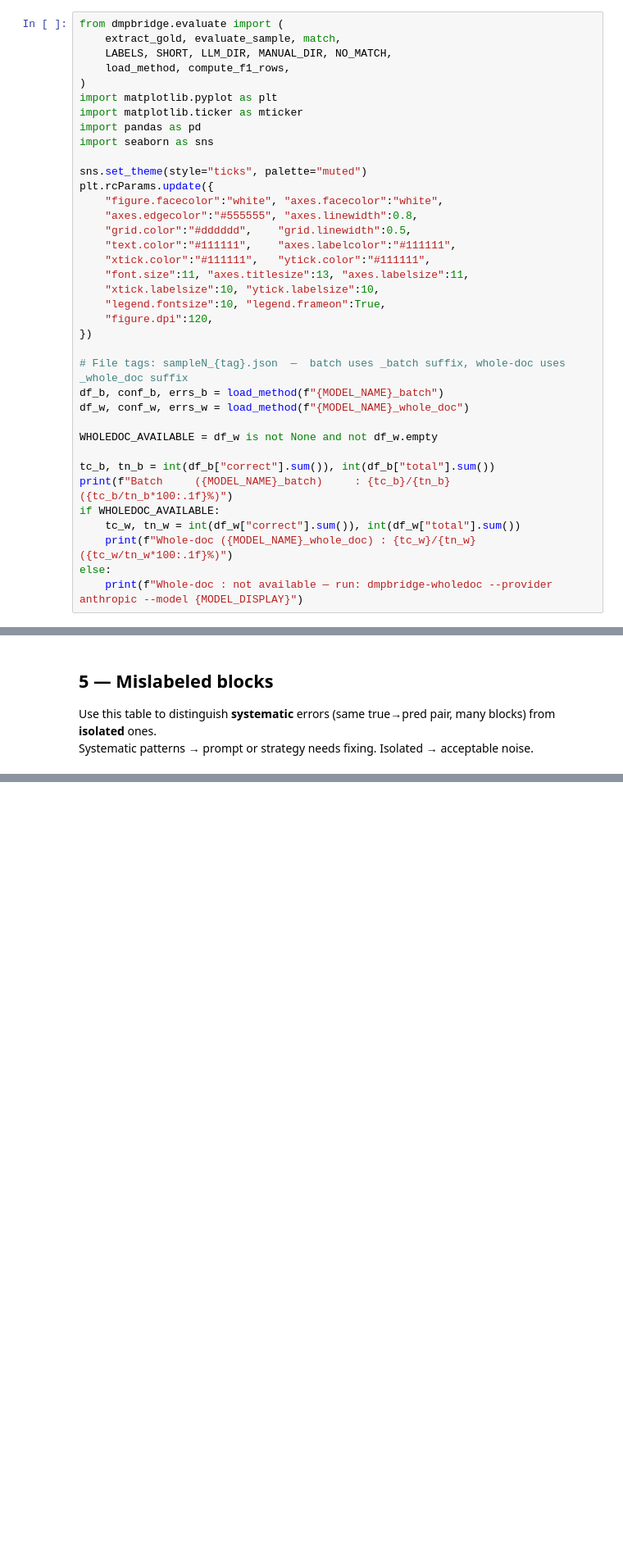
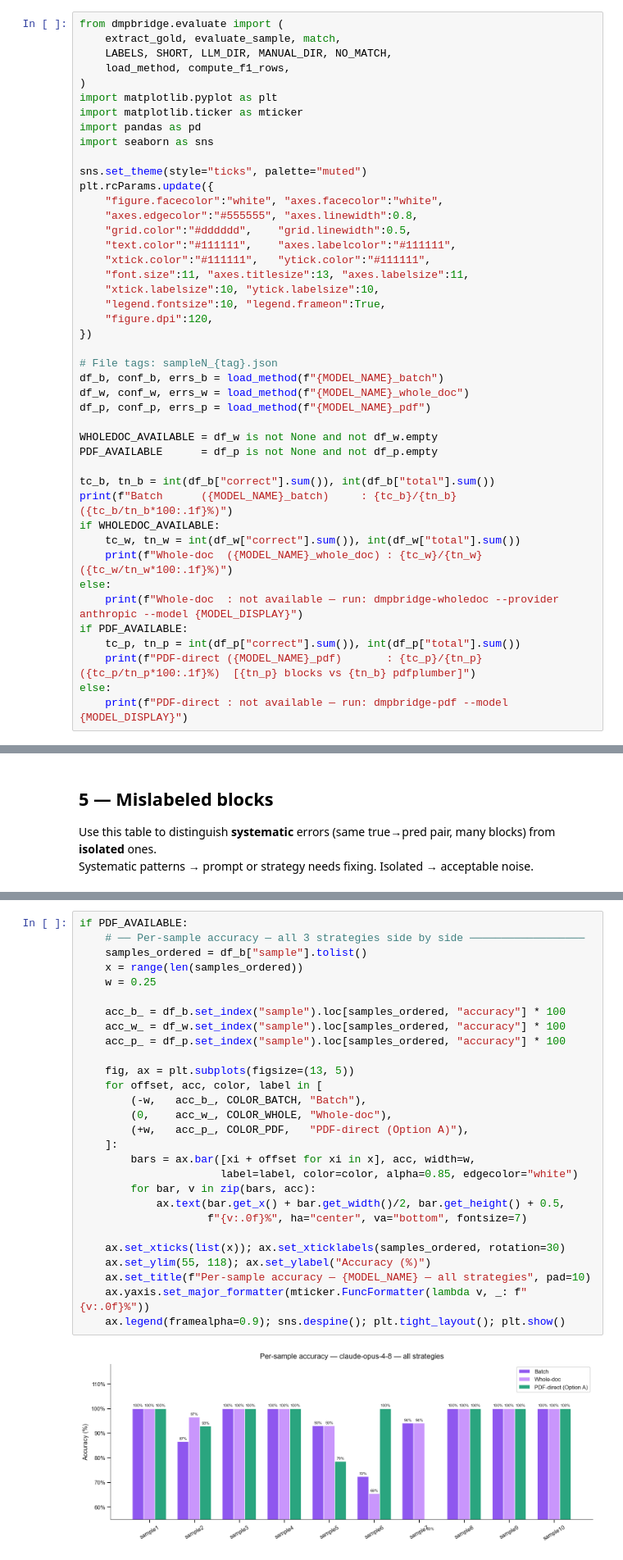
Before and after one commit to fairdataihub/dmpbridge, a Jupyter notebook: notebooks/eval/claude-opus-4-8.ipynb, the cells around one changed output, grey strips where cells are left out. Shown at 82% size. Saved outputs shown, nothing was run; the diff lists cells and outputs as text; blank space fills up the shorter version.

```diff
--- a/notebooks/eval/claude-opus-4-8.ipynb
+++ b/notebooks/eval/claude-opus-4-8.ipynb
@@ -53,16 +57,23 @@ plt.rcParams.update({
     "figure.dpi":120,
 })
 
-# File tags: sampleN_{tag}.json  —  batch uses _batch suffix, whole-doc uses _whole_doc suffix
+# File tags: sampleN_{tag}.json
 df_b, conf_b, errs_b = load_method(f"{MODEL_NAME}_batch")
 df_w, conf_w, errs_w = load_method(f"{MODEL_NAME}_whole_doc")
+df_p, conf_p, errs_p = load_method(f"{MODEL_NAME}_pdf")
 
 WHOLEDOC_AVAILABLE = df_w is not None and not df_w.empty
+PDF_AVAILABLE      = df_p is not None and not df_p.empty
 
 tc_b, tn_b = int(df_b["correct"].sum()), int(df_b["total"].sum())
-print(f"Batch     ({MODEL_NAME}_batch)     : {tc_b}/{tn_b} ({tc_b/tn_b*100:.1f}%)")
+print(f"Batch      ({MODEL_NAME}_batch)     : {tc_b}/{tn_b} ({tc_b/tn_b*100:.1f}%)")
 if WHOLEDOC_AVAILABLE:
     tc_w, tn_w = int(df_w["correct"].sum()), int(df_w["total"].sum())
-    print(f"Whole-doc ({MODEL_NAME}_whole_doc) : {tc_w}/{tn_w} ({tc_w/tn_w*100:.1f}%)")
+    print(f"Whole-doc  ({MODEL_NAME}_whole_doc) : {tc_w}/{tn_w} ({tc_w/tn_w*100:.1f}%)")
 else:
-    print(f"Whole-doc : not available — run: dmpbridge-wholedoc --provider anthropic --model {MODEL_DISPLAY}")
+    print(f"Whole-doc  : not available — run: dmpbridge-wholedoc --provider anthropic --model {MODEL_DISPLAY}")
+if PDF_AVAILABLE:
+    tc_p, tn_p = int(df_p["correct"].sum()), int(df_p["total"].sum())
+    print(f"PDF-direct ({MODEL_NAME}_pdf)       : {tc_p}/{tn_p} ({tc_p/tn_p*100:.1f}%)  [{tn_p} blocks vs {tn_b} pdfplumber]")
+else:
+    print(f"PDF-direct : not available — run: dmpbridge-pdf --model {MODEL_DISPLAY}")
@@ -331,0 +449,30 @@ if WHOLEDOC_AVAILABLE and not errs_w.empty:
+# %%
+if PDF_AVAILABLE:
+    # ── Per-sample accuracy — all 3 strategies side by side ──────────────────
+    samples_ordered = df_b["sample"].tolist()
+    x = range(len(samples_ordered))
+    w = 0.25
+
+    acc_b_ = df_b.set_index("sample").loc[samples_ordered, "accuracy"] * 100
+    acc_w_ = df_w.set_index("sample").loc[samples_ordered, "accuracy"] * 100
+    acc_p_ = df_p.set_index("sample").loc[samples_ordered, "accuracy"] * 100
+
+    fig, ax = plt.subplots(figsize=(13, 5))
+    for offset, acc, color, label in [
+        (-w,   acc_b_, COLOR_BATCH, "Batch"),
+        (0,    acc_w_, COLOR_WHOLE, "Whole-doc"),
+        (+w,   acc_p_, COLOR_PDF,   "PDF-direct (Option A)"),
+    ]:
+        bars = ax.bar([xi + offset for xi in x], acc, width=w,
+                      label=label, color=color, alpha=0.85, edgecolor="white")
+        for bar, v in zip(bars, acc):
+            ax.text(bar.get_x() + bar.get_width()/2, bar.get_height() + 0.5,
+                    f"{v:.0f}%", ha="center", va="bottom", fontsize=7)
+
+    ax.set_xticks(list(x)); ax.set_xticklabels(samples_ordered, rotation=30)
+    ax.set_ylim(55, 118); ax.set_ylabel("Accuracy (%)")
+    ax.set_title(f"Per-sample accuracy — {MODEL_NAME} — all strategies", pad=10)
+    ax.yaxis.set_major_formatter(mticker.FuncFormatter(lambda v, _: f"{v:.0f}%"))
+    ax.legend(framealpha=0.9); sns.despine(); plt.tight_layout(); plt.show()
+# %% [output]
+[figure, added]
```
Also changed, not shown: parts of 10 cells of this notebook.
